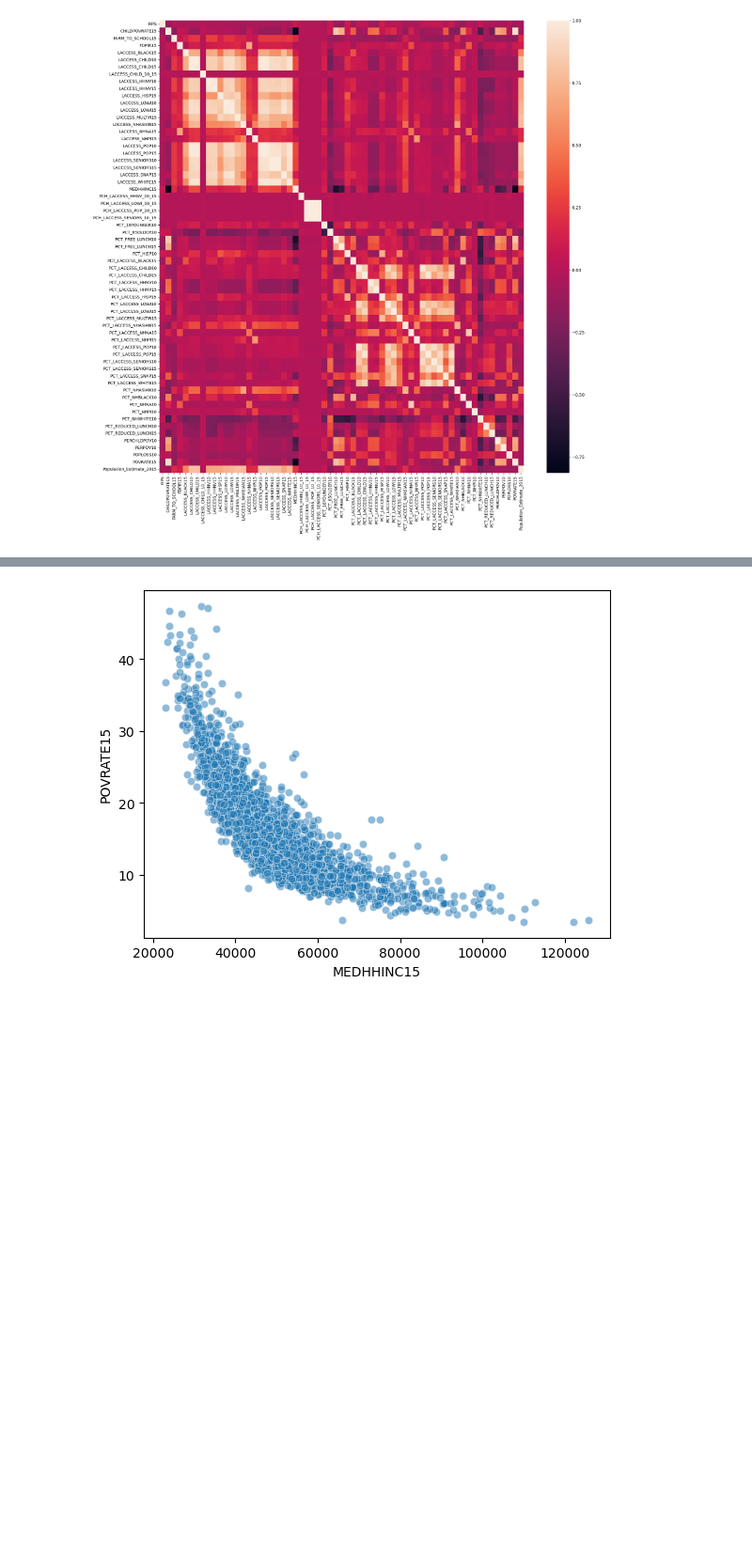
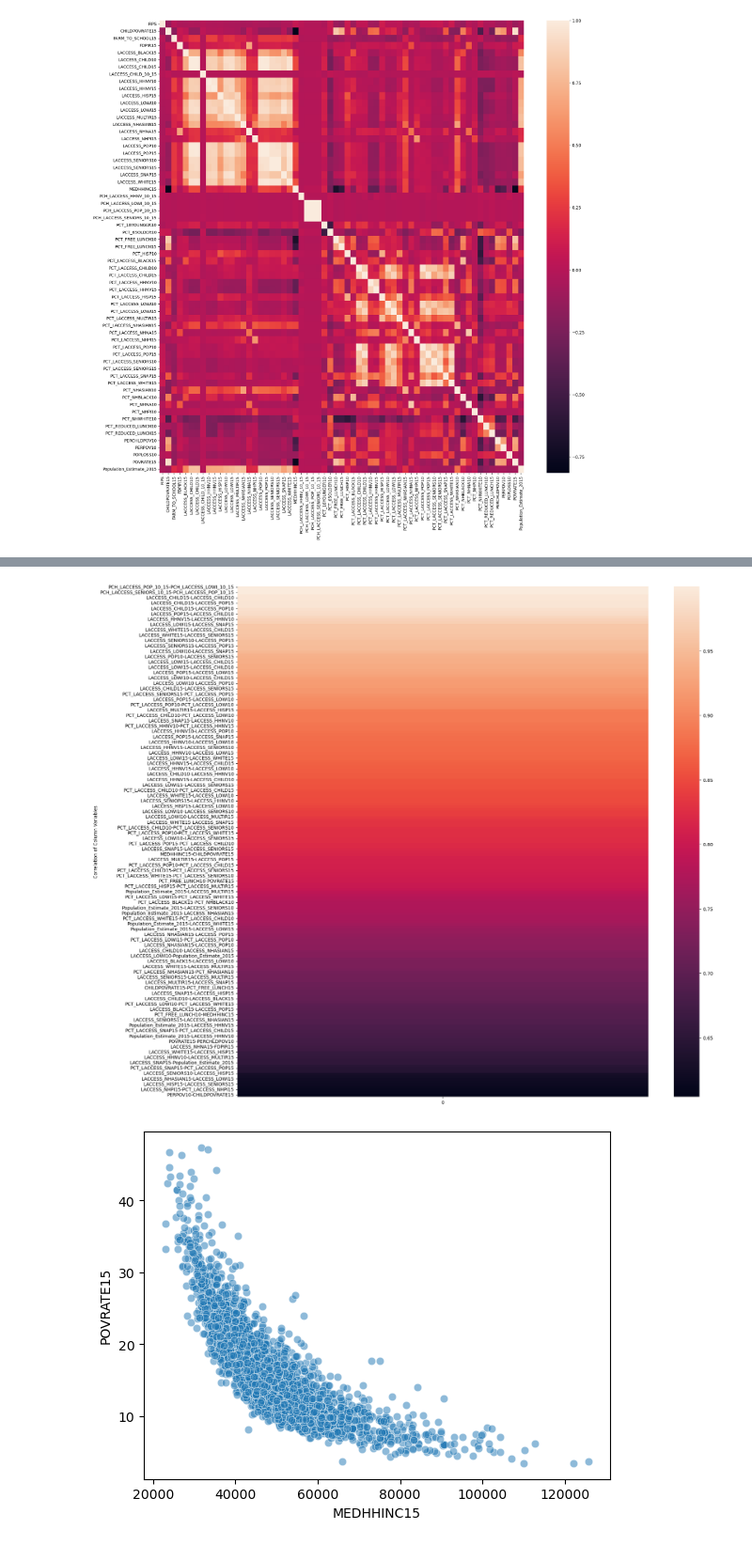
Before and after one commit to gabbycjames/DataScience_Capstone, a Jupyter notebook: EDA.ipynb, the cells around one changed output, grey strips where cells are left out. Shown at 94% size. Cells and saved outputs as stored; diff of their text form; code cells hidden in the pictures; blank space fills up the shorter version.

```diff
--- a/EDA.ipynb
+++ b/EDA.ipynb
@@ -82,4 +82,4 @@ plt.show()
 # %%
 #df.iloc[:,3:64].corr()
 # %%
-df.corr(numeric_only=True)
+corr = df.corr(numeric_only=True)
@@ -100,3 +86,10 @@ df.corr(numeric_only=True)
+# %%
+abs_corr = corr.abs()
+# %%
+s = abs_corr.unstack()
+so = s.sort_values(kind='quicksort', ascending=False)
+so = so[so > 0.6]
+so = so[so < 1.0]
 # %% [markdown]
 Visualizing the correlation of numerical columns
 # %%
@@ -108,3 +101,6 @@ _ = sns.heatmap(df.corr(numeric_only=True), annot=False)
 plt.show()
 # %% [output]
 [figure]
+# %%
+sorted_correlation = pd.DataFrame(so)
+sorted_correlation.head()
@@ -111,3 +114,10 @@ plt.show()
+# %%
+plt.figure(figsize=(20,20))
+_ = sns.heatmap(sorted_correlation, annot=False)
+plt.ylabel('Correlation of Column Variables')
+plt.show()
+# %% [output]
+[figure, added]
 # %%
 # Plot POVRATE15 against Median Household Income 2015
 _ = sns.scatterplot(data=df, x='MEDHHINC15', y='POVRATE15', alpha=0.5)
```
Also changed, not shown: parts of 2 cells of this notebook, 1 other file.
